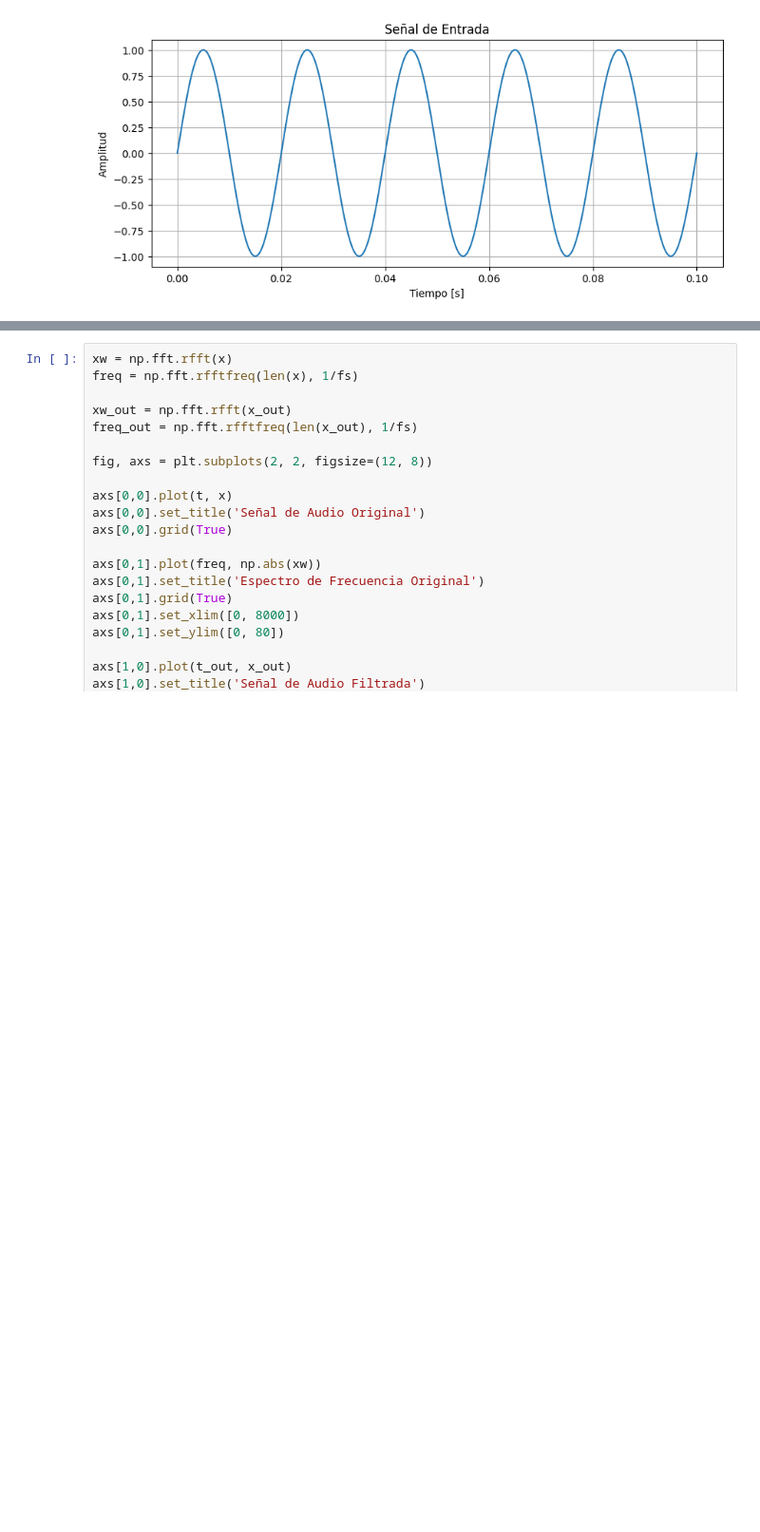
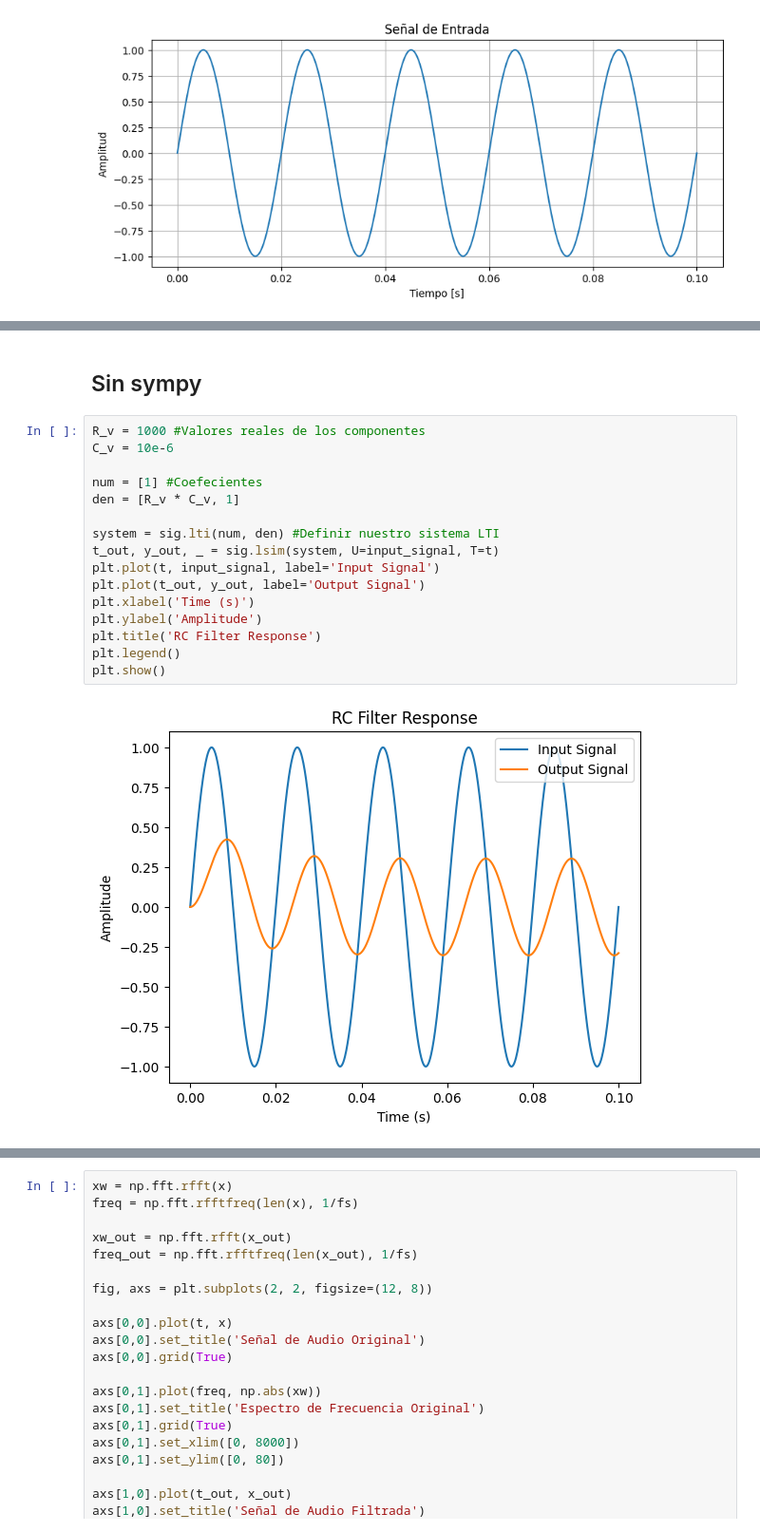
Before and after one commit to dramirezbe/Signals-Systems-UN-DRB, a Jupyter notebook: 3_Filtros/2_Filtros_Sympy_2.ipynb, the cells around one changed output, grey strips where cells are left out. Shown at 95% size. Drawn from its saved outputs; the diff is of its cells as text; blank space fills up the shorter version.

```diff
--- a/3_Filtros/2_Filtros_Sympy_2.ipynb
+++ b/3_Filtros/2_Filtros_Sympy_2.ipynb
@@ -63,3 +77,23 @@ plt.legend()
 plt.show()
 # %% [output]
 [figure]
+# %% [markdown]
+## Sin sympy
+# %%
+R_v = 1000 #Valores reales de los componentes
+C_v = 10e-6
+
+num = [1] #Coefecientes
+den = [R_v * C_v, 1]
+
+system = sig.lti(num, den) #Definir nuestro sistema LTI
+t_out, y_out, _ = sig.lsim(system, U=input_signal, T=t)
+plt.plot(t, input_signal, label='Input Signal')
+plt.plot(t_out, y_out, label='Output Signal')
+plt.xlabel('Time (s)')
+plt.ylabel('Amplitude')
+plt.title('RC Filter Response')
+plt.legend()
+plt.show()
+# %% [output]
+[figure, added]
```
Also changed, not shown: parts of 12 cells of this notebook, 1 other file.
